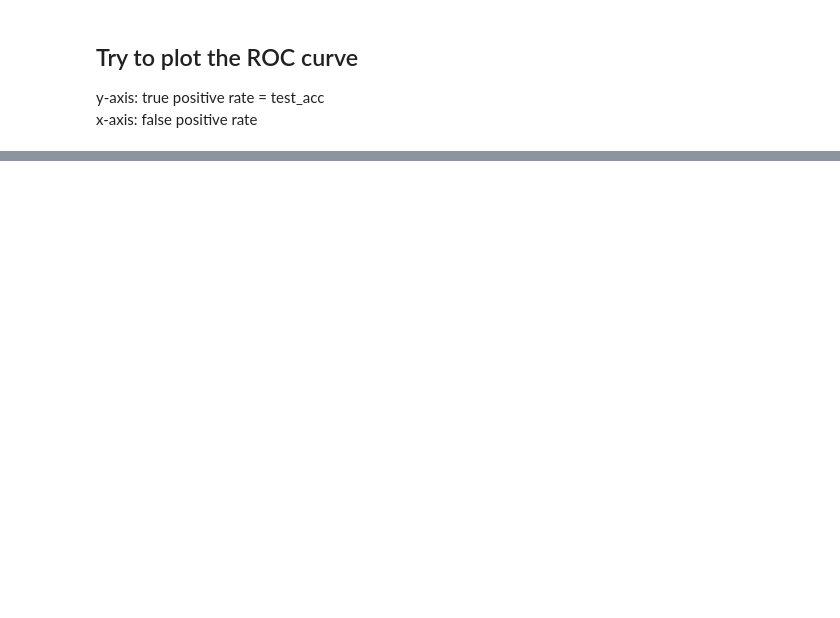
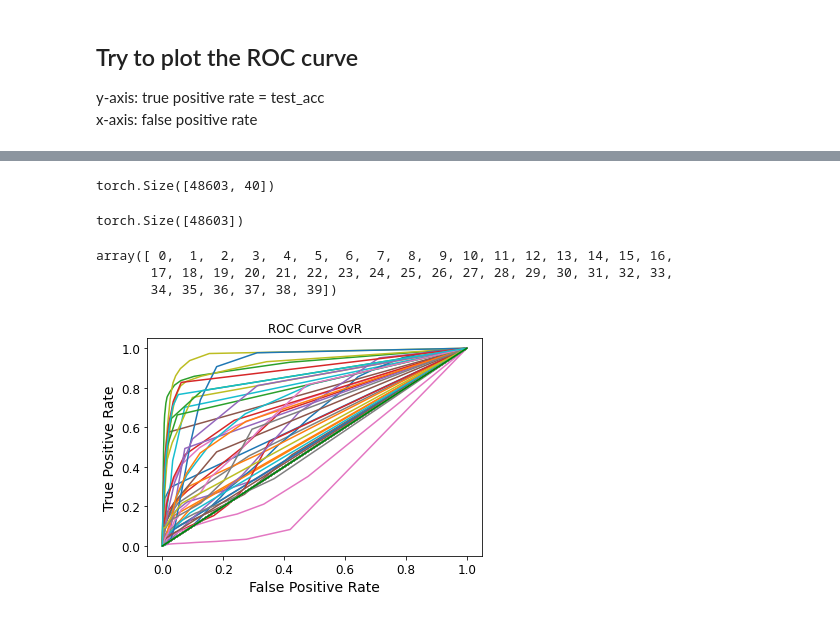
Before and after one commit to JavierZhao/semi-supervised-tests, a Jupyter notebook: Jupyter/unimp_arxiv.ipynb, the cells around one changed output, grey strips where cells are left out. Saved outputs shown, nothing was run; the diff lists cells and outputs as text; code cells hidden in the pictures; blank space fills up the shorter version.

```diff
--- a/Jupyter/unimp_arxiv.ipynb
+++ b/Jupyter/unimp_arxiv.ipynb
@@ -385,0 +458,5 @@ sklearn.metrics.roc_curve and other functions built on top of it (such as https:
+# %%
+propagation_mask = train_mask | val_mask    #Or: Sets each bit to 1 if one of two bits is 1
+out = model(data.x, data.y, data.edge_index, propagation_mask)
+pred = out[test_mask].argmax(dim=-1)
+test_acc = int((pred == data.y[test_mask]).sum()) / pred.size(0)
@@ -385,0 +471,41 @@ sklearn.metrics.roc_curve and other functions built on top of it (such as https:
+# %%
+m = torch.nn.Softmax(dim=1)
+out_norm = m(out)
+# %%
+out_norm[test_mask].size()
+# %% [output]
+torch.Size([48603, 40])
+# %%
+out_norm[test_mask][:, 0].size()
+# %% [output]
+torch.Size([48603])
+# %%
+data.y[test_mask]
+y_real = [1 if y == 1 else 0 for y in data.y[test_mask]]
+# %%
+classes = np.array([i for i in range(40)])
+classes
+# %% [output]
+array([ 0,  1,  2,  3,  4,  5,  6,  7,  8,  9, 10, 11, 12, 13, 14, 15, 16,
+       17, 18, 19, 20, 21, 22, 23, 24, 25, 26, 27, 28, 29, 30, 31, 32, 33,
+       34, 35, 36, 37, 38, 39])
+# %%
+for i in range(len(classes)):
+    c = classes[i]
+    y_real = [1 if y == c else 0 for y in data.y[test_mask]]
+    y_proba = out_norm[test_mask][:, i].cpu()
+    tpr, fpr = get_all_roc_coordinates(y_real, y_proba)
+    plt.plot(fpr, tpr, label = c)
+
+x = np.linspace(0, 1, 10)
+Y = x
+plt.plot(x, Y, color='g')
+plt.xlim(-0.05, 1.05)
+plt.ylim(-0.05, 1.05)
+plt.xlabel("False Positive Rate")
+plt.ylabel("True Positive Rate")
+# plt.legend()
+plt.title("ROC Curve OvR")
+plt.show()
+# %% [output]
+[figure, added]
```
Also changed, not shown: parts of 20 cells of this notebook, 1 other file.
